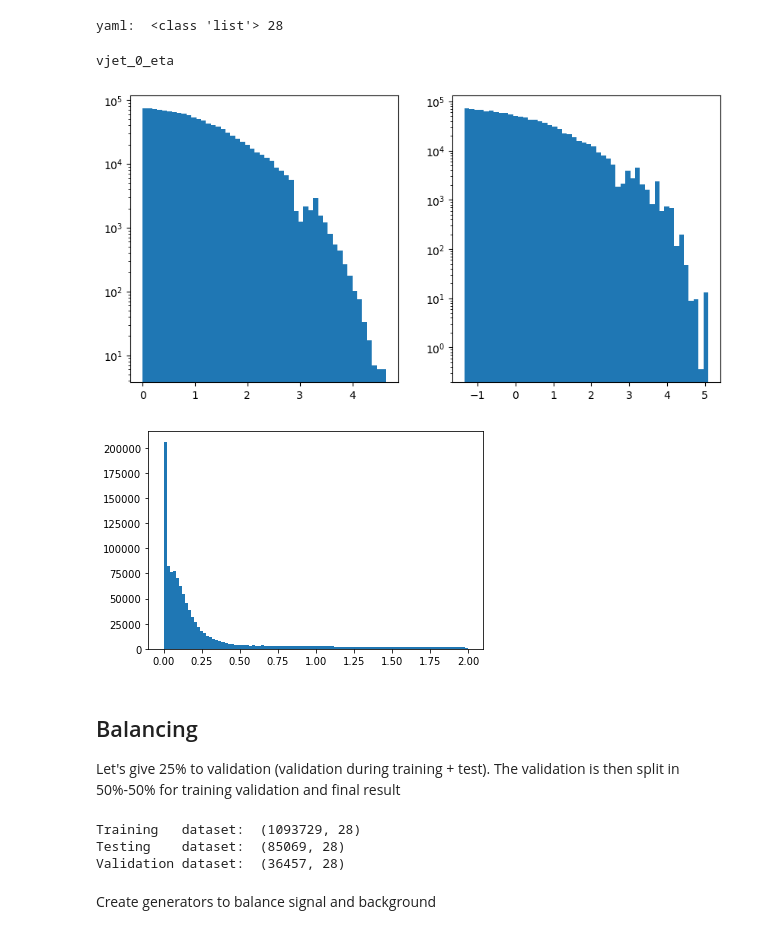
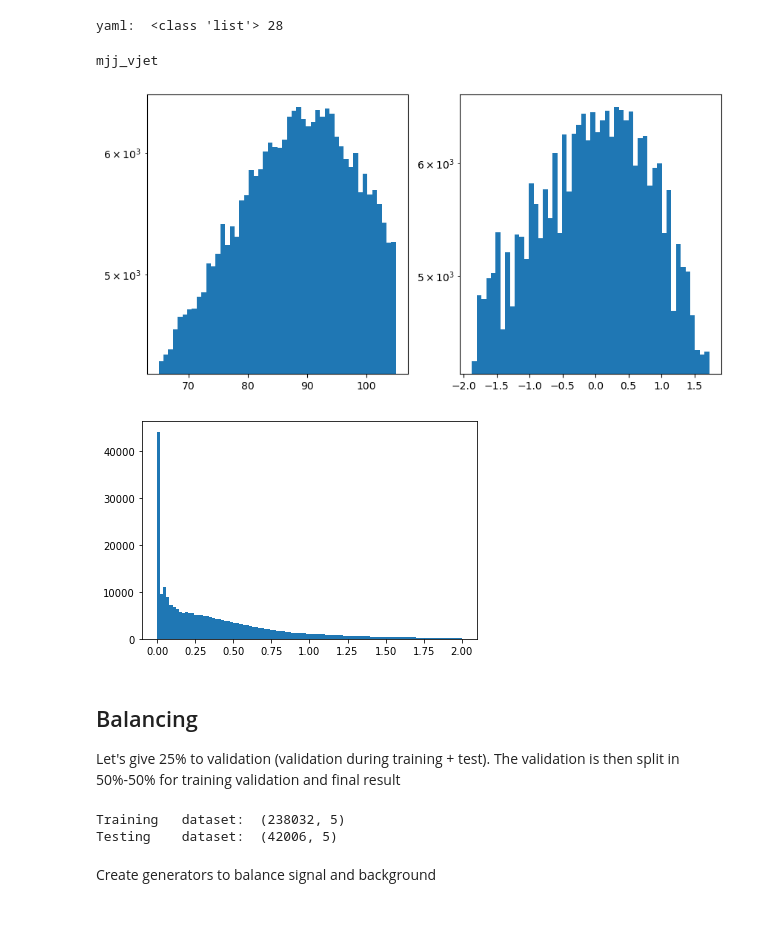
Before and after one commit to UniMiBAnalyses/ML_classification, a Jupyter notebook: Training_v1.ipynb, the cells around one changed output. Cells and saved outputs as stored; diff of their text form; code cells hidden in the pictures.

```diff
--- a/Training_v1.ipynb
+++ b/Training_v1.ipynb
@@ -12,10 +12,10 @@ mpl.rcParams['figure.dpi'] = 100
 mpl.rcParams["image.origin"] = 'lower'
 # %%
 samples_base_dir = "/eos/home-d/dmapelli/public/latino/Full2017v6s5"
-#cut              = "boos_sig_mjjincl"
-cut              = "res_sig_mjjincl"
+cut              = "boos_sig_mjjincl"
+#cut              = "res_sig_mjjincl"
 samples_version  = "v8"
-model_version    = "v11"
+model_version    = "v12"
 
 samples_dir = os.path.join(samples_base_dir, cut, "samples", samples_version)
 
@@ -67,6 +65,10 @@ print("yaml: ", type(yaml_vars), len(yaml_vars))
 cols = yaml_vars
 # %% [output]
 yaml:  <class 'list'> 28
+# %%
+cols = ['mjj_vbs', 'deltaeta_vbs',
+        'mjj_vjet',
+        'Lepton_pt', 'Lepton_eta' ]
 # %%
 X_sig = signal[cols].values
 X_bkg = bkg[cols].values
@@ -83,20 +85,20 @@ scaler = StandardScaler()
 X_scaled = scaler.fit_transform(X)
 pickle.dump(scaler, open(f"{model_dir}/scaler_model.pkl", "wb"))
 # %%
-i = 10
+i = 2
 print(cols[i])
 fig, (ax1, ax2) = plt.subplots(ncols=2, figsize=(10,5), dpi=100)
 ax1.hist(X[:,i], bins=50)
 ax1.set_yscale("log")
 ax2.hist(X_scaled[:,i], weights=W, bins=50)
 plt.yscale("log")
 # %% [output]
-vjet_0_eta
+mjj_vjet
-[figure, old version]
+[figure, new version]
 # %%
 _ = plt.hist(W, bins=100, range=(0,2))
 # %% [output]
-[figure, old version]
+[figure, new version]
 # %% [markdown]
 ##  Balancing
 Let's give 25% to validation (validation during training + test).
@@ -107,11 +109,11 @@ X_val,   X_test, y_val,   y_test, W_val,   W_test = train_test_split(X_temp,   y
 # %%
 print("Training   dataset: ", X_train.shape)
-print("Testing    dataset: ", X_test.shape)
-print("Validation dataset: ", X_val.shape)
+#print("Testing    dataset: ", X_test.shape)
+#print("Validation dataset: ", X_val.shape)
+print("Testing    dataset: ", X_temp.shape)
 # %% [output]
-Training   dataset:  (1093729, 28)
-Testing    dataset:  (85069, 28)
-Validation dataset:  (36457, 28)
+Training   dataset:  (238032, 5)
+Testing    dataset:  (42006, 5)
 # %% [markdown]
 Create generators to balance signal and background
 # %%
```
Also changed, not shown: parts of 11 cells of this notebook.
